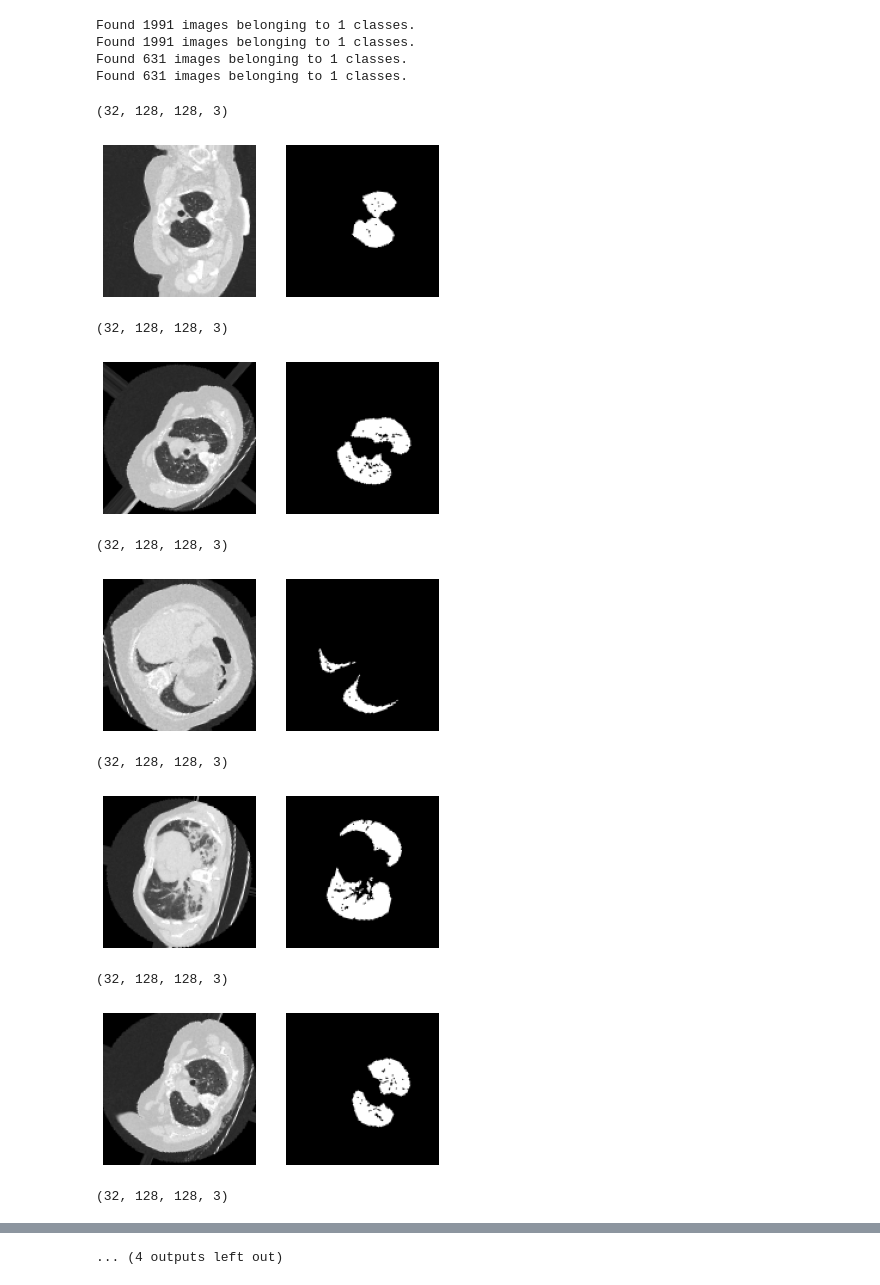
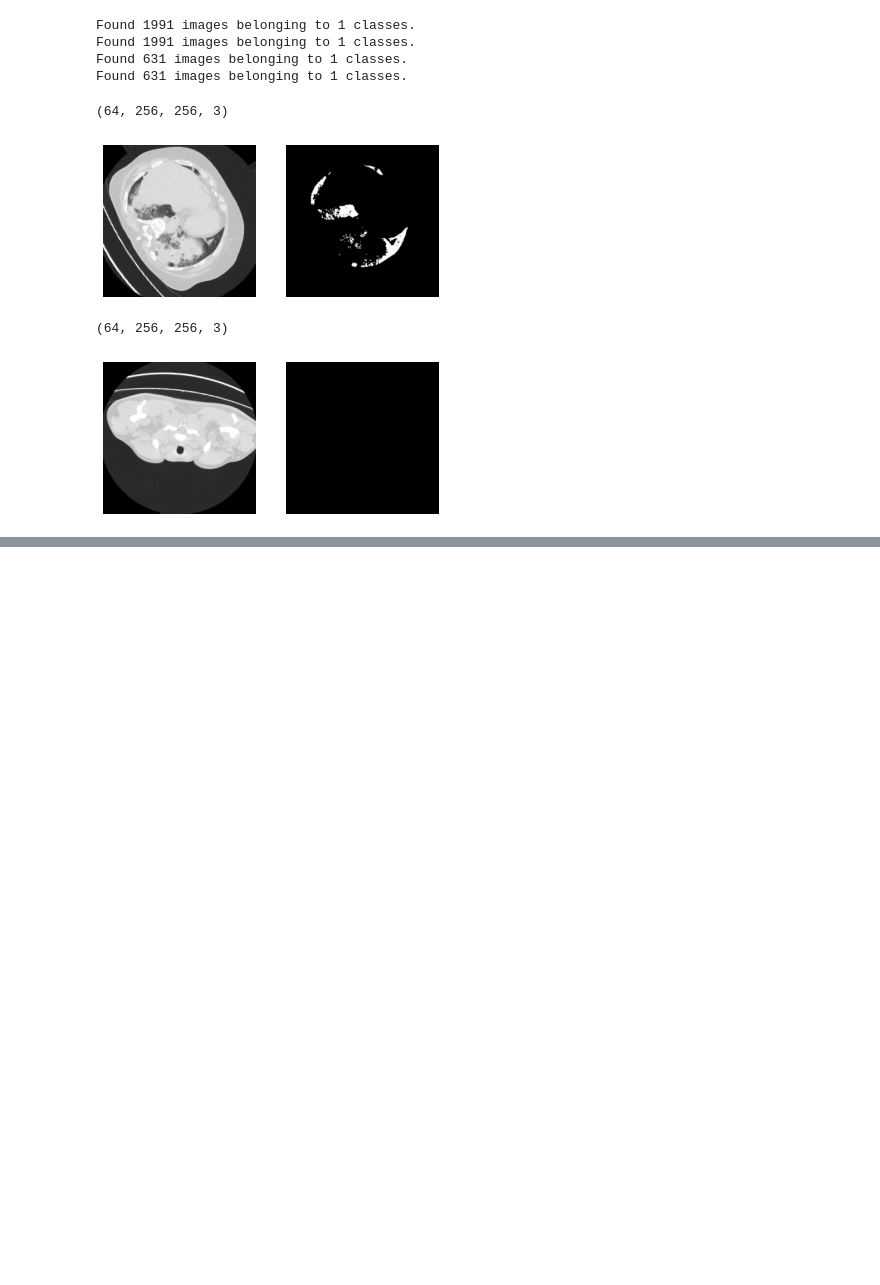
Before and after one commit to andres87sg/LungCT, a Jupyter notebook: LungSegm.ipynb, the cells around one changed output, grey strips where cells are left out. Cells and saved outputs as stored; diff of their text form; code cells hidden in the pictures; blank space fills up the shorter version.

```diff
--- a/LungSegm.ipynb
+++ b/LungSegm.ipynb
@@ -30,3 +28,8 @@ target_size=(image_size//scale_factor, image_size//scale_factor)
+# %%
+experiment_name = 'Experimento1'
+scale_factor = 2
+filters = 8
+image_size = 512
 # %%
 input_dir = '/content/drive/My Drive/LungCT/train_set/'
 mask_dir = '/content/drive/My Drive/LungCT/mask_train/'
@@ -35,14 +37,15 @@ mask_dir = '/content/drive/My Drive/LungCT/mask_train/'
 val_dir = '/content/drive/My Drive/LungCT/val_set/'
 mask_val_dir = '/content/drive/My Drive/LungCT/mask_val/'
 # %%
+target_size=(image_size//scale_factor, image_size//scale_factor)
+
 image_datagen = ImageDataGenerator(
                                   rescale=1./255,
                                   rotation_range=60,
-
                                   fill_mode='nearest',
                                   zoom_range=0.2,
                                   width_shift_range=0.01,
-                                  height_shift_range=0.01
+                                  height_shift_range=0.01,
                                   horizontal_flip=False,
                                   vertical_flip=True,
                                   channel_shift_range=0.1,
@@ -86,28 +89,21 @@ Found 1991 images belonging to 1 classes.
 Found 631 images belonging to 1 classes.
 Found 631 images belonging to 1 classes.
 # %%
-for _ in range(8):
+for _ in range(2):
     img = image_generator.next()
     mask = mask_generator.next()
 
     print(img.shape)
     plt.figure(1)
     plt.subplot(1,2,1)
     plt.axis('off')
     plt.imshow(img[0])
     plt.subplot(1,2,2)
     plt.imshow(mask[0])
     plt.axis('off')
     plt.show()
 # %% [output]
-(32, 128, 128, 3)
+(64, 256, 256, 3)
-[figure, old version]
+[figure, new version]
-(32, 128, 128, 3)
+(64, 256, 256, 3)
-[figure, old version]
+[figure, new version]
-(32, 128, 128, 3)
-[figure, removed]
-(32, 128, 128, 3)
-[figure, removed]
-(32, 128, 128, 3)
-[figure, removed]
-(32, 128, 128, 3)
@@ -115,4 +110,3 @@ for _ in range(8):
-... (4 outputs left out)
 # %%
 def conv_block(tensor, nfilters, size=3, padding='same', initializer="he_normal"):
     x = Conv2D(filters=nfilters, kernel_size=(size, size), padding=padding, kernel_initializer=initializer)(tensor)
```
Also changed, not shown: parts of 13 cells of this notebook.
